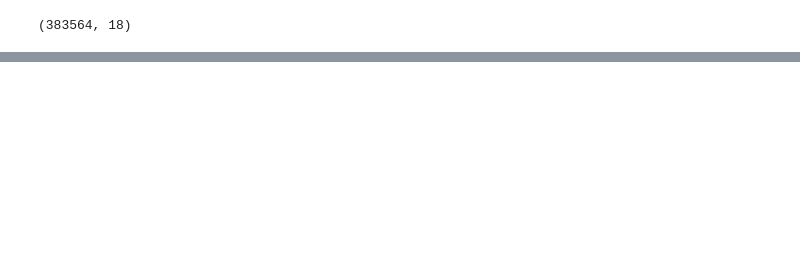
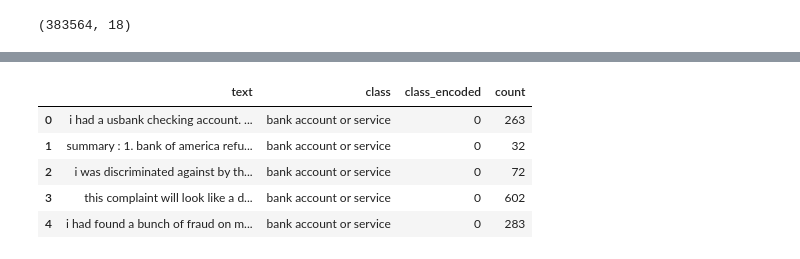
Before and after one commit to harunugurlu/mobile-action-internship, a Jupyter notebook: Data Science/Sample Projects/Customer Complaint Product Categorization/customer-complaint-product-categorization.ipynb, the cells around one changed output, grey strips where cells are left out. Cells and saved outputs as stored; diff of their text form; code cells hidden in the pictures; blank space fills up the shorter version.

```diff
--- a/Data Science/Sample Projects/Customer Complaint Product Categorization/customer-complaint-product-categorization.ipynb
+++ b/Data Science/Sample Projects/Customer Complaint Product Categorization/customer-complaint-product-categorization.ipynb
@@ -118,6 +129,15 @@ df_bert.loc[:,'text'] = df_bert.loc[:,'text'].str.lower()
 df_bert.loc[:,'class'] = df_bert.loc[:,'class'].str.lower()
 # %%
 df_bert['count'] = df_bert['text'].apply(lambda x: len(x.split()))
+# %%
+df_bert.head()
+# %% [output]
+|  | text | class | class_encoded | count |
+| 0 | i had a usbank checking account. ... | bank account or service | 0 | 263 |
+| 1 | summary : 1. bank of america refu... | bank account or service | 0 | 32 |
+| 2 | i was discriminated against by th... | bank account or service | 0 | 72 |
+| 3 | this complaint will look like a d... | bank account or service | 0 | 602 |
+| 4 | i had found a bunch of fraud on m... | bank account or service | 0 | 283 |
 # %%
 plt.figure(figsize= (8, 8))
 
```
Also changed, not shown: parts of 21 cells of this notebook.
